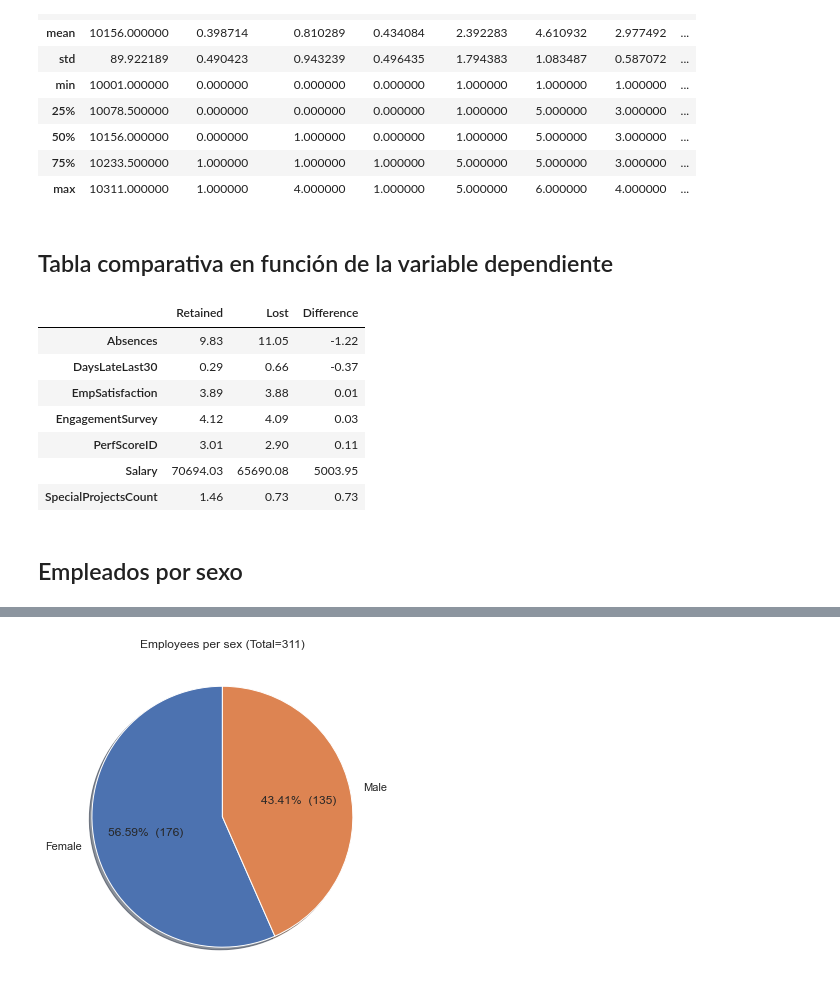
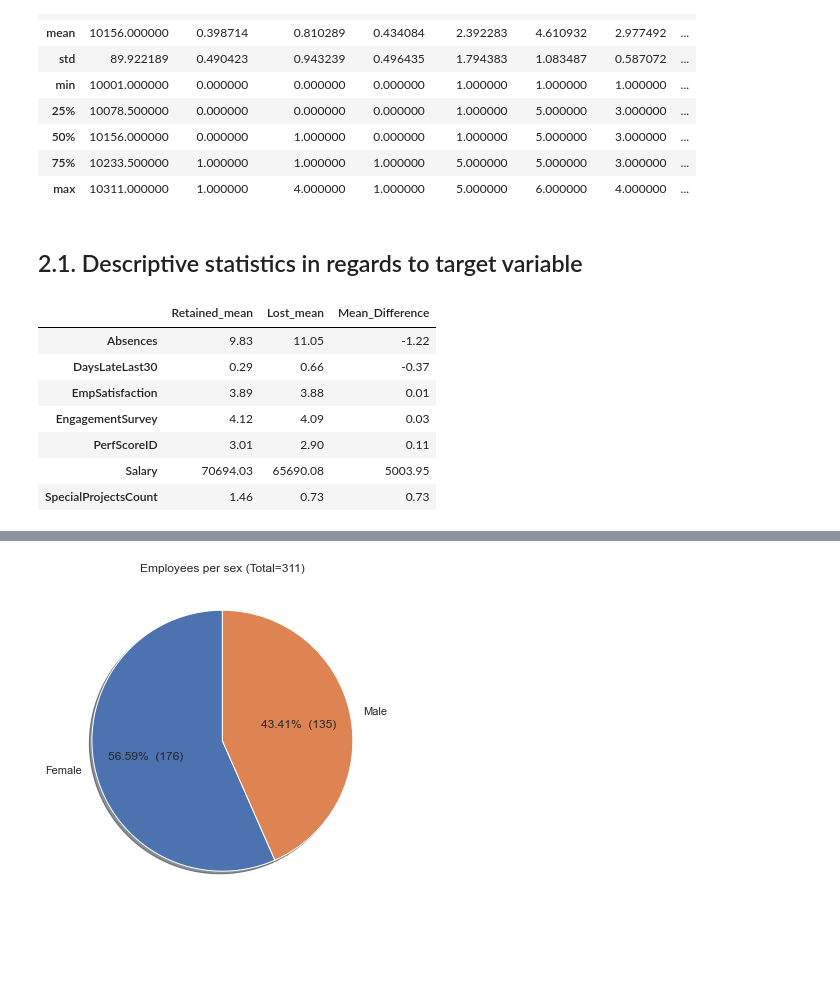
Before and after one commit to darista92/TFM, a Jupyter notebook: TFM.ipynb, the cells around one changed output, grey strips where cells are left out. Cells and saved outputs as stored; diff of their text form; code cells hidden in the pictures; blank space fills up the shorter version.

```diff
--- a/TFM.ipynb
+++ b/TFM.ipynb
@@ -173,22 +173,22 @@ df.describe() # estadísticos descriptivos del conjunto de datos
 | 50% | 10156.000000 | 0.000000 | 1.000000 | 0.000000 | 1.000000 | 5.000000 | 3.000000 | ... |
 | 75% | 10233.500000 | 1.000000 | 1.000000 | 1.000000 | 5.000000 | 5.000000 | 3.000000 | ... |
 | max | 10311.000000 | 1.000000 | 4.000000 | 1.000000 | 5.000000 | 6.000000 | 4.000000 | ... |
-# %% [markdown]
-## Tabla comparativa en función de la variable dependiente
+# %% [markdown]
+## 2.1. Descriptive statistics in regards to target variable
 # %%
 N_Termd_descriptive = df.query("Termd==0").mean().round(2)
 Y_Termd_descriptive = df.query("Termd!=0").mean().round(2)
 
-Desc_comparison = pd.DataFrame({"Retained":N_Termd_descriptive,"Lost":Y_Termd_descriptive })
+Desc_comparison = pd.DataFrame({"Retained_mean":N_Termd_descriptive,"Lost_mean":Y_Termd_descriptive })
 
 Desc_comparison.drop(Desc_comparison.index[[1,3,4,6,8,9,10,11,12,14,17,18]], inplace=True)
 
-Desc_comparison["Difference"] = Desc_comparison["Retained"] - Desc_comparison["Lost"]
+Desc_comparison["Mean_Difference"] = Desc_comparison["Retained_mean"] - Desc_comparison["Lost_mean"]
 
 
 Desc_comparison
 # %% [output]
-|  | Retained | Lost | Difference |
+|  | Retained_mean | Lost_mean | Mean_Difference |
 | Absences | 9.83 | 11.05 | -1.22 |
 | DaysLateLast30 | 0.29 | 0.66 | -0.37 |
 | EmpSatisfaction | 3.89 | 3.88 | 0.01 |
@@ -196,5 +196,3 @@ Desc_comparison
 | PerfScoreID | 3.01 | 2.90 | 0.11 |
 | Salary | 70694.03 | 65690.08 | 5003.95 |
 | SpecialProjectsCount | 1.46 | 0.73 | 0.73 |
-# %% [markdown]
-## Empleados por sexo
```
Also changed, not shown: parts of 110 cells of this notebook.
